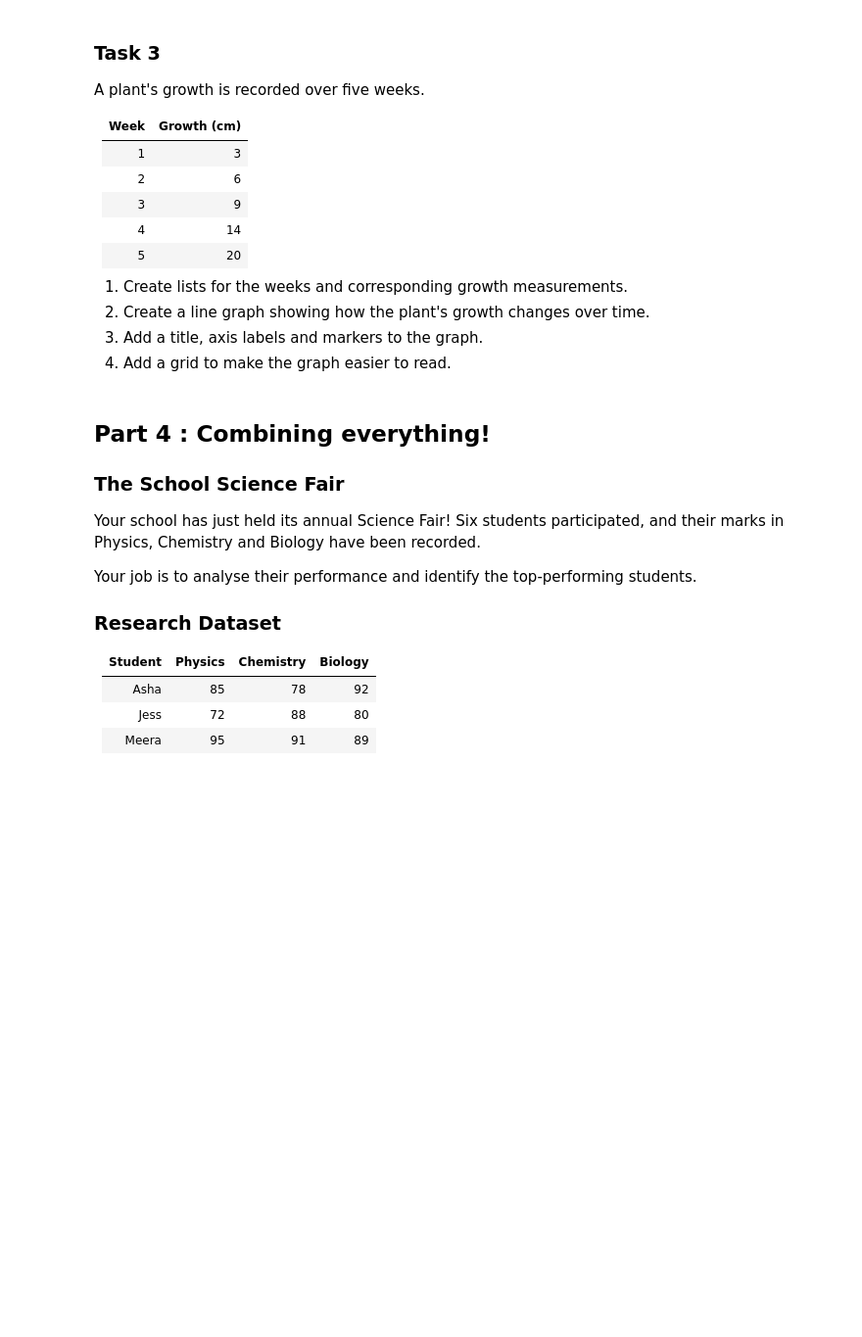
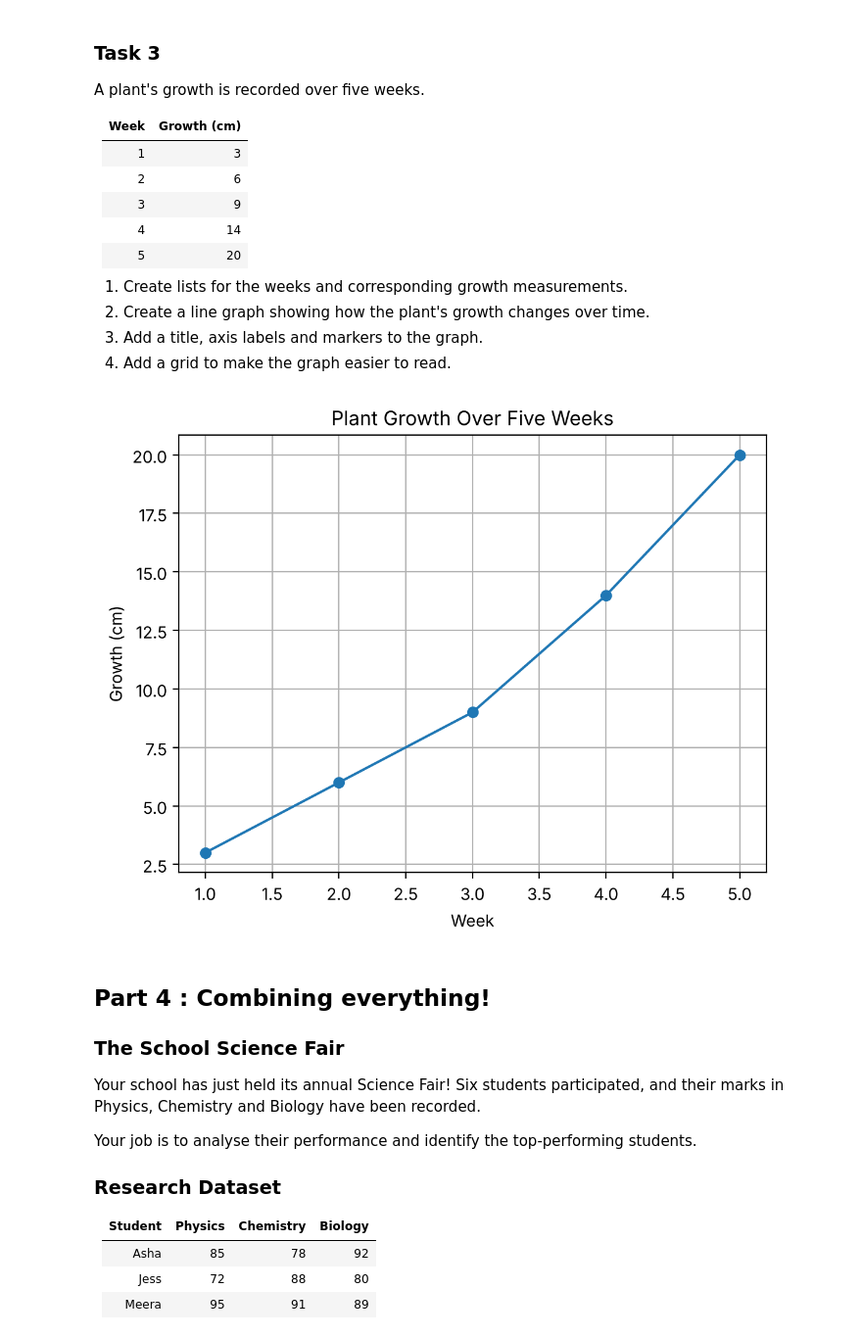
Before and after one commit to bhavikjain026/coding-cafe, a Jupyter notebook: lab9/lab9.ipynb, the cells around one changed output. Shown at 98% size. Drawn from its saved outputs; the diff is of its cells as text; code cells hidden in the pictures; blank space fills up the shorter version.

```diff
--- a/lab9/lab9.ipynb
+++ b/lab9/lab9.ipynb
@@ -326,6 +394,17 @@ A plant's growth is recorded over five weeks.
 4. Add a grid to make the graph easier to read.
 # %%
 # your code here
+weeks = [1, 2, 3, 4, 5]
+growth_cm = [3, 6, 9, 14, 20]
+
+plt.plot(weeks, growth_cm, marker='o')
+plt.title("Plant Growth Over Five Weeks")
+plt.xlabel("Week")
+plt.ylabel("Growth (cm)")
+plt.grid()
+plt.show()
+# %% [output]
+[figure, added]
 # %% [markdown]
 ## Part 4 : Combining everything!
 ### The School Science Fair
```
Also changed, not shown: parts of 9 cells of this notebook.
